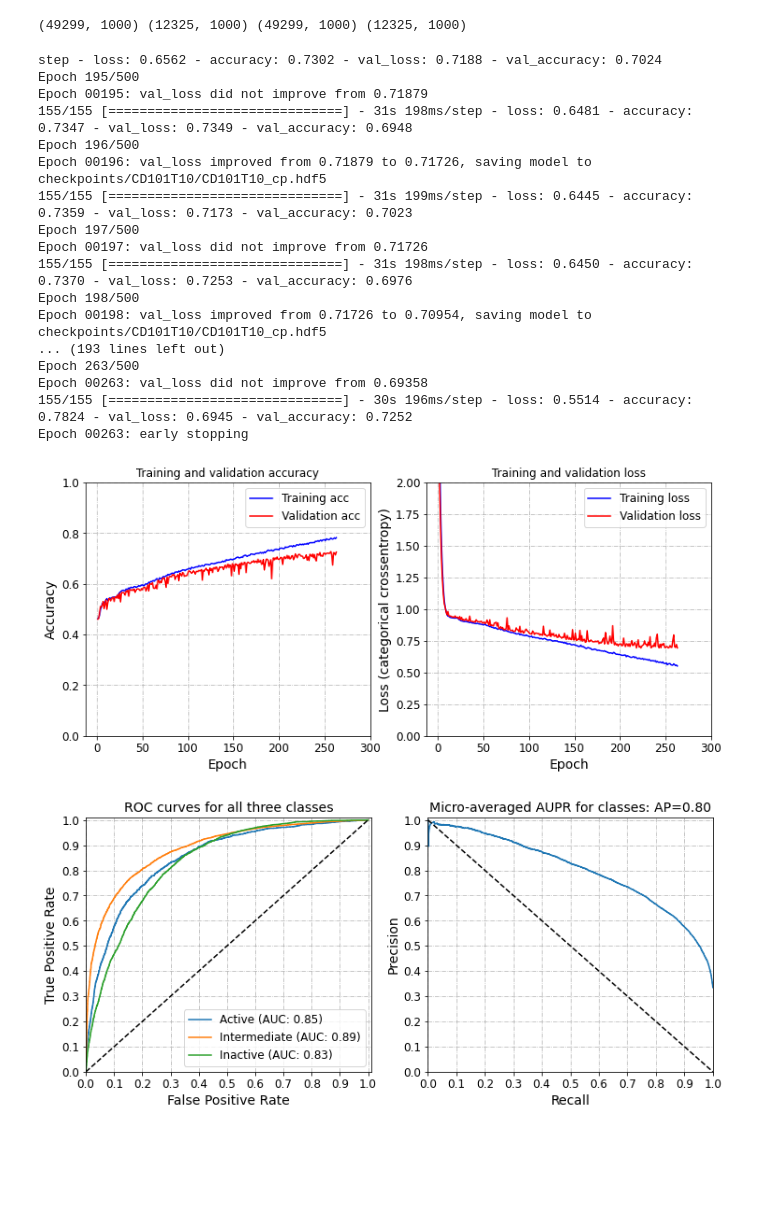
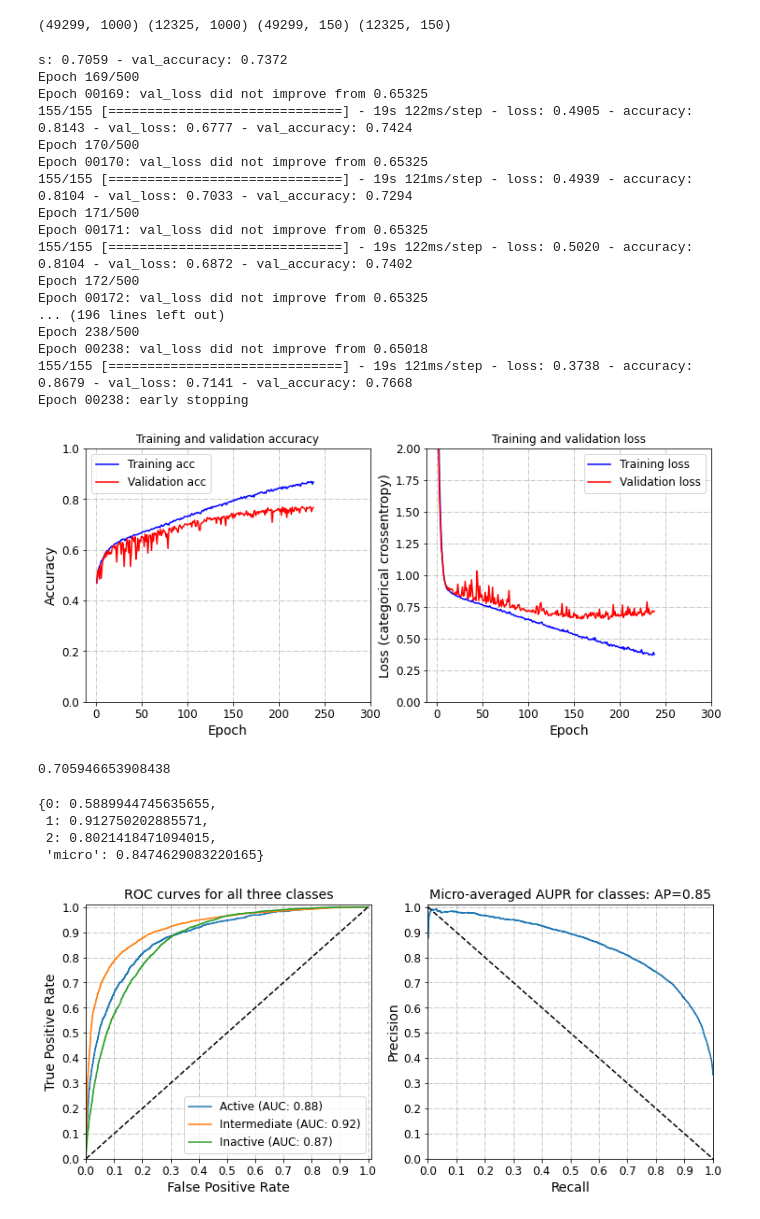
Before and after one commit to TeamSundar/dNNDR, a Jupyter notebook: CD101T10.ipynb, the cells around one changed output. Saved outputs shown, nothing was run; the diff lists cells and outputs as text; code cells hidden in the pictures; blank space fills up the shorter version.

```diff
--- a/CD101T10.ipynb
+++ b/CD101T10.ipynb
@@ -58,9 +58,10 @@ encode_target = obj.integer_encoding(P, char_dict_target)
 encode_drug = obj.integer_encoding(D, char_dict_drug)
 
 # padding sequences
-max_length = 1000
-pad_target = pad_sequences(encode_target, maxlen=max_length, padding='post', truncating='post')
-pad_drug = pad_sequences(encode_drug, maxlen=max_length, padding='post', truncating='post')
+max_length_target = 1000
+max_length_drug = 150
+pad_target = pad_sequences(encode_target, maxlen=max_length_target, padding='post', truncating='post')
+pad_drug = pad_sequences(encode_drug, maxlen=max_length_drug, padding='post', truncating='post')
 
 # label/integer encoding output variable: (y)
 le = LabelEncoder()
@@ -69,15 +70,15 @@ y = le.fit_transform(DTI_index['activity'].tolist())
 y = to_categorical(y)
 # %%
 # Define architecture
-input_target, att_out_target = arch_obj.protSeq(1000)
-input_drug, att_out_drug = arch_obj.drugSeq(1000)
+input_target, att_out_target = arch_obj.protSeq(max_length_target)
+input_drug, att_out_drug = arch_obj.drugSeq(max_length_drug)
 input_drug_des, dense_drug_des_2 = arch_obj.drugDes(111)
 
 concat = Concatenate()([att_out_target,att_out_drug, dense_drug_des_2])
 
 dense_1 = Dense(512, activation = 'relu',kernel_initializer='glorot_normal')(concat)
 #dense_1_dropout = Dropout(0.1)(dense_1)
-dense_2 = Dense(256, activation = 'relu',kernel_initializer='glorot_normal')(dense_1)
+dense_2 = Dense(512, activation = 'relu',kernel_initializer='glorot_normal')(dense_1)
 #dense_3 = Dense(512, activation = 'relu',kernel_initializer='glorot_normal')(dense_2)
 dense_2_dropout = Dropout(0.2)(dense_2)
 
@@ -96,10 +97,10 @@ train_target, test_target, train_drug, test_drug, train_des, test_des, y_train,
 
 print(train_target.shape, test_target.shape, train_drug.shape, test_drug.shape)
 # %% [output]
-(49299, 1000) (12325, 1000) (49299, 1000) (12325, 1000)
+(49299, 1000) (12325, 1000) (49299, 150) (12325, 150)
 # %%
 # Early Stopping & checkpoint
-es = EarlyStopping(monitor='val_loss', patience=40, verbose=1)
+es = EarlyStopping(monitor='val_loss', patience=50, verbose=1)
 filepath='checkpoints/'+EXP+'/'+EXP+'_cp.hdf5'
 model_checkpoint = ModelCheckpoint(filepath, monitor='val_loss', verbose=1, save_best_only=True, mode='min')
 
@@ -110,27 +111,27 @@ history = model1.fit(
     callbacks=[es, model_checkpoint]
     )
 # %% [output]
-step - loss: 0.6562 - accuracy: 0.7302 - val_loss: 0.7188 - val_accuracy: 0.7024
-Epoch 195/500
-Epoch 00195: val_loss did not improve from 0.71879
-155/155 [==============================] - 31s 198ms/step - loss: 0.6481 - accuracy: 0.7347 - val_loss: 0.7349 - val_accuracy: 0.6948
-Epoch 196/500
-Epoch 00196: val_loss improved from 0.71879 to 0.71726, saving model to checkpoints/CD101T10/CD101T10_cp.hdf5
-155/155 [==============================] - 31s 199ms/step - loss: 0.6445 - accuracy: 0.7359 - val_loss: 0.7173 - val_accuracy: 0.7023
-Epoch 197/500
-Epoch 00197: val_loss did not improve from 0.71726
-155/155 [==============================] - 31s 198ms/step - loss: 0.6450 - accuracy: 0.7370 - val_loss: 0.7253 - val_accuracy: 0.6976
-Epoch 198/500
-Epoch 00198: val_loss improved from 0.71726 to 0.70954, saving model to checkpoints/CD101T10/CD101T10_cp.hdf5
-... (193 lines left out)
-Epoch 263/500
-Epoch 00263: val_loss did not improve from 0.69358
-155/155 [==============================] - 30s 196ms/step - loss: 0.5514 - accuracy: 0.7824 - val_loss: 0.6945 - val_accuracy: 0.7252
-Epoch 00263: early stopping
+s: 0.7059 - val_accuracy: 0.7372
+Epoch 169/500
+Epoch 00169: val_loss did not improve from 0.65325
+155/155 [==============================] - 19s 122ms/step - loss: 0.4905 - accuracy: 0.8143 - val_loss: 0.6777 - val_accuracy: 0.7424
+Epoch 170/500
+Epoch 00170: val_loss did not improve from 0.65325
+155/155 [==============================] - 19s 121ms/step - loss: 0.4939 - accuracy: 0.8104 - val_loss: 0.7033 - val_accuracy: 0.7294
+Epoch 171/500
+Epoch 00171: val_loss did not improve from 0.65325
+155/155 [==============================] - 19s 122ms/step - loss: 0.5020 - accuracy: 0.8104 - val_loss: 0.6872 - val_accuracy: 0.7402
+Epoch 172/500
+Epoch 00172: val_loss did not improve from 0.65325
+... (196 lines left out)
+Epoch 238/500
+Epoch 00238: val_loss did not improve from 0.65018
+155/155 [==============================] - 19s 121ms/step - loss: 0.3738 - accuracy: 0.8679 - val_loss: 0.7141 - val_accuracy: 0.7668
+Epoch 00238: early stopping
 # %%
-obj.plotTrainingPerf(history, save=False)
+obj.plotTrainingPerf(history, validation=False, save=True)
 # %% [output]
-[figure, old version]
+[figure, new version]
 # %%
 # Load saved model
 saved_model = load_model('checkpoints/'+EXP+'/'+EXP+'_cp.hdf5', custom_objects={'attention': architecture.attention()})
@@ -138,11 +139,24 @@ saved_model = load_model('checkpoints/'+EXP+'/'+EXP+'_cp.hdf5', custom_objects={
 # Calculate ROC and PR characteristics
 roc_auc, fpr, tpr = obj.roc(saved_model, y_test, a = test_target, b = test_drug, c = test_des)
 precision, recall, average_precision = obj.aupr(saved_model, y_test, a = test_target, b = test_drug, c = test_des)
+# %%
+from sklearn.metrics import f1_score
+prediction = saved_model.predict([test_target,test_drug,test_des])
+f1_score(np.argmax(y_test,axis=1), np.argmax(prediction,axis=1), average='macro')
+# %% [output]
+0.705946653908438
+# %%
+average_precision
+# %% [output]
+{0: 0.5889944745635655,
+ 1: 0.912750202885571,
+ 2: 0.8021418471094015,
+ 'micro': 0.8474629083220165}
 # %%
 # Plot ROC/PR curve
-obj.plotROC_PR(fpr, tpr, roc_auc, precision, recall, average_precision, save=True)
+obj.plotROC_PR(fpr, tpr, roc_auc, precision, recall, average_precision,validation=False, save=False)
 # %% [output]
-[figure, old version]
+[figure, new version]
 # %%
 # Evaluate the model on the test data using `evaluate`
 print("Evaluate on test data")
```
Also changed, not shown: parts of 6 cells of this notebook.
